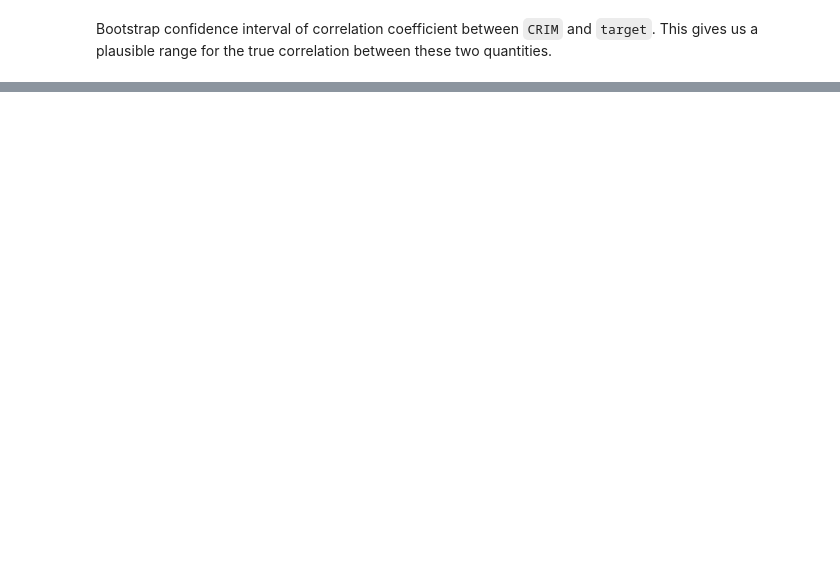
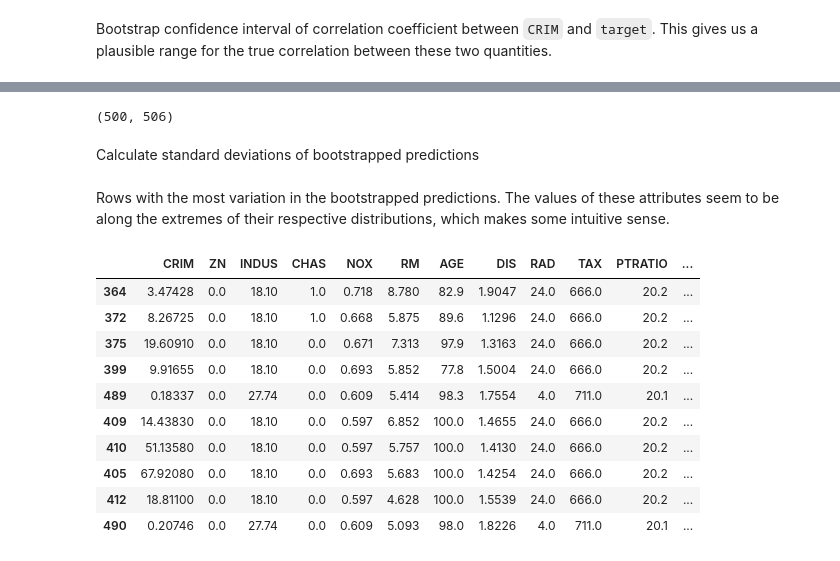
Before and after one commit to jmichuda/resample, a Jupyter notebook: doc/resample.ipynb, the cells around one changed output, grey strips where cells are left out. Drawn from its saved outputs; the diff is of its cells as text; code cells hidden in the pictures; blank space fills up the shorter version.

```diff
--- a/doc/resample.ipynb
+++ b/doc/resample.ipynb
@@ -451,0 +459,13 @@ bootstrap.bootstrap_ci(a=df[["CRIM"]].join(y).values,
+# %%
+import lightgbm as lgb
+
+def fitgbm(A):
+    reg = lgb.LGBMRegressor()
+    X = A[:, :A.shape[1]-1]
+    y = A[:, A.shape[1]-1]
+    reg.fit(X, y)
+    return reg
+# %%
+boot_mod = bootstrap.bootstrap(a=df.join(y).values, f=fitgbm, b=500, random_state=2357)
+boot_pred = pd.DataFrame(np.asarray([m.predict(df.values) for m in boot_mod]))
+boot_pred.head()
@@ -451,0 +480,24 @@ bootstrap.bootstrap_ci(a=df[["CRIM"]].join(y).values,
+# %%
+boot_pred.shape
+# %% [output]
+(500, 506)
+# %% [markdown]
+Calculate standard deviations of bootstrapped predictions
+# %%
+pred_std = boot_pred.apply(np.std).sort_values(ascending=False)
+# %% [markdown]
+Rows with the most variation in the bootstrapped predictions.  The values of these attributes seem to be along the extremes of their respective distributions, which makes some intuitive sense.
+# %%
+df.loc[pred_std.head(10).index]
+# %% [output]
+|  | CRIM | ZN | INDUS | CHAS | NOX | RM | AGE | DIS | RAD | TAX | PTRATIO | ... |
+| 364 | 3.47428 | 0.0 | 18.10 | 1.0 | 0.718 | 8.780 | 82.9 | 1.9047 | 24.0 | 666.0 | 20.2 | ... |
+| 372 | 8.26725 | 0.0 | 18.10 | 1.0 | 0.668 | 5.875 | 89.6 | 1.1296 | 24.0 | 666.0 | 20.2 | ... |
+| 375 | 19.60910 | 0.0 | 18.10 | 0.0 | 0.671 | 7.313 | 97.9 | 1.3163 | 24.0 | 666.0 | 20.2 | ... |
+| 399 | 9.91655 | 0.0 | 18.10 | 0.0 | 0.693 | 5.852 | 77.8 | 1.5004 | 24.0 | 666.0 | 20.2 | ... |
+| 489 | 0.18337 | 0.0 | 27.74 | 0.0 | 0.609 | 5.414 | 98.3 | 1.7554 | 4.0 | 711.0 | 20.1 | ... |
+| 409 | 14.43830 | 0.0 | 18.10 | 0.0 | 0.597 | 6.852 | 100.0 | 1.4655 | 24.0 | 666.0 | 20.2 | ... |
+| 410 | 51.13580 | 0.0 | 18.10 | 0.0 | 0.597 | 5.757 | 100.0 | 1.4130 | 24.0 | 666.0 | 20.2 | ... |
+| 405 | 67.92080 | 0.0 | 18.10 | 0.0 | 0.693 | 5.683 | 100.0 | 1.4254 | 24.0 | 666.0 | 20.2 | ... |
+| 412 | 18.81100 | 0.0 | 18.10 | 0.0 | 0.597 | 4.628 | 100.0 | 1.5539 | 24.0 | 666.0 | 20.2 | ... |
+| 490 | 0.20746 | 0.0 | 27.74 | 0.0 | 0.609 | 5.093 | 98.0 | 1.8226 | 4.0 | 711.0 | 20.1 | ... |
```
Also changed, not shown: parts of 40 cells of this notebook.
